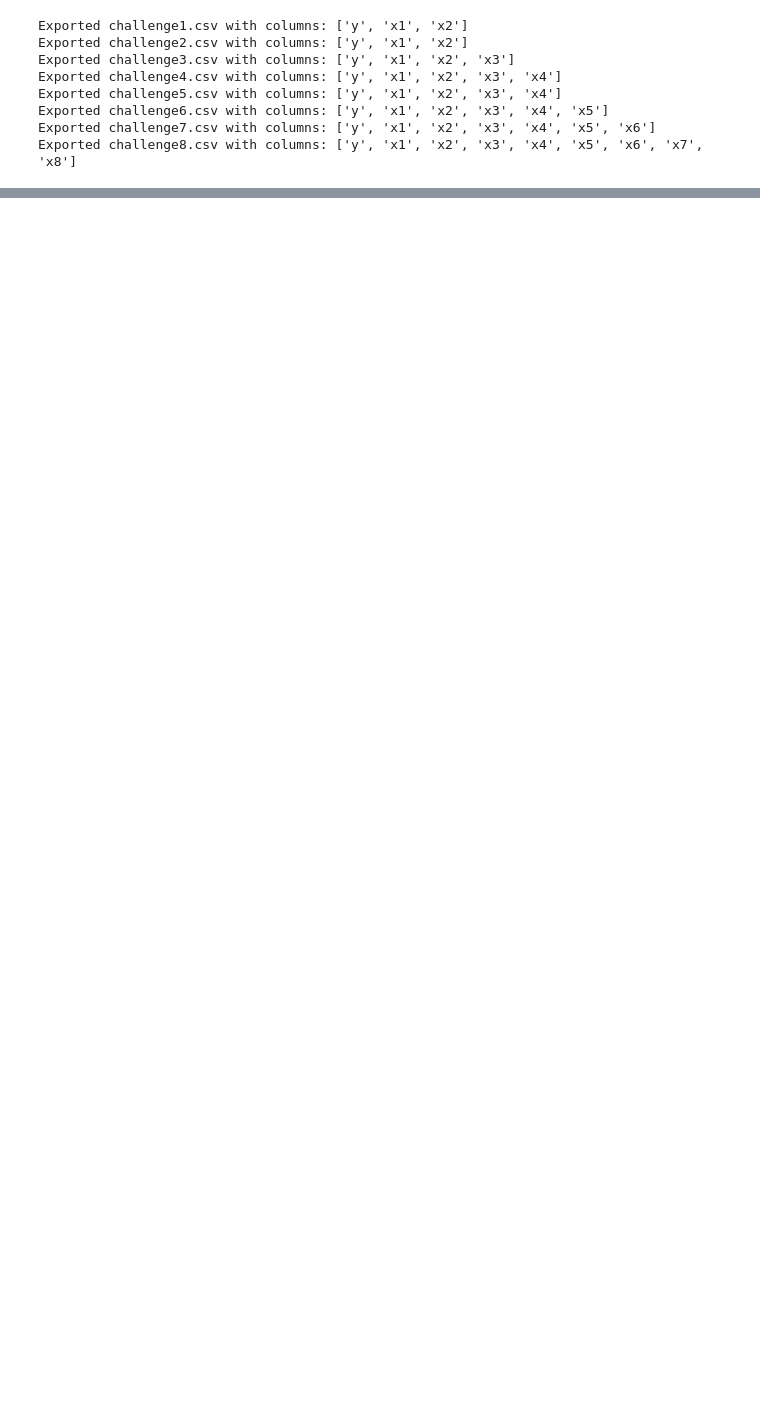
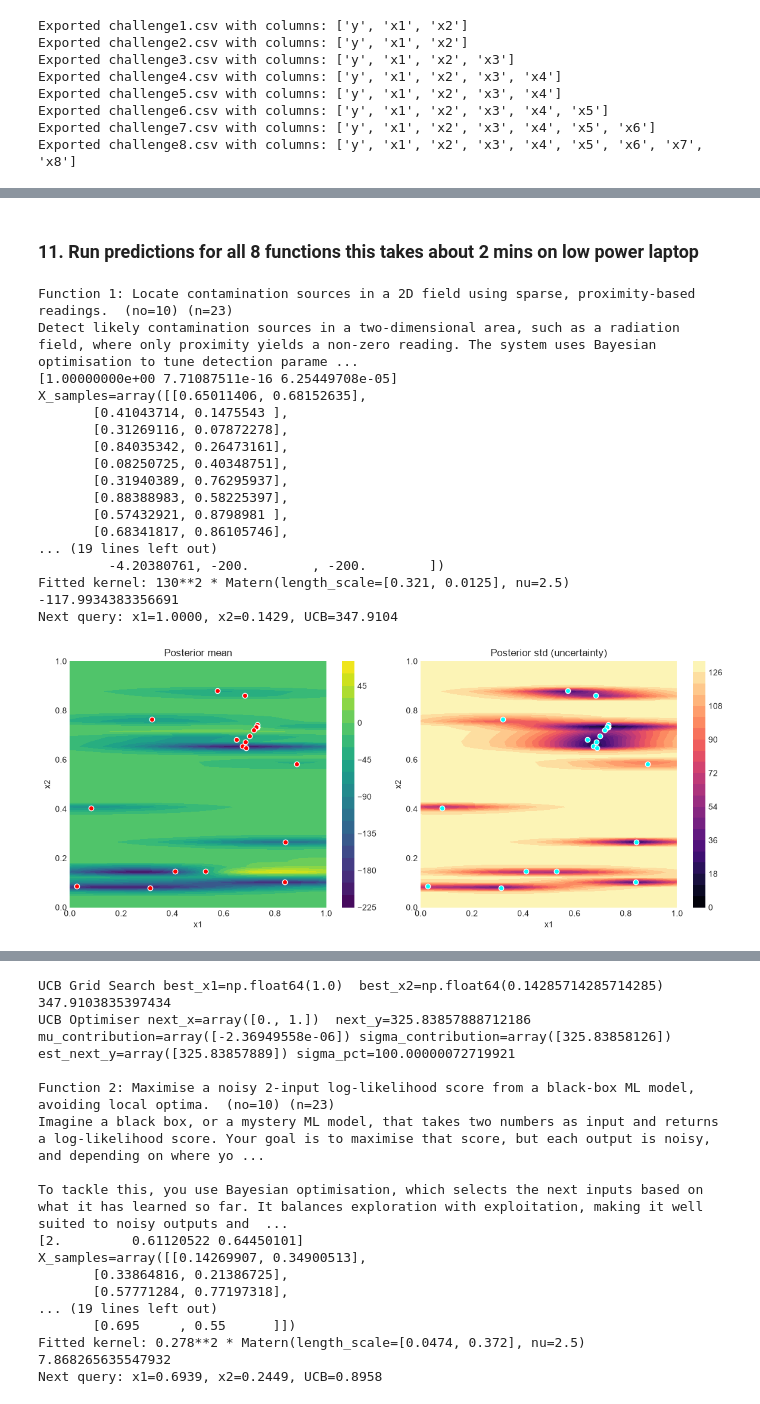
Before and after one commit to johnhammondesq/capstone_bbo, a Jupyter notebook: src/capstone.ipynb, the cells around one changed output, grey strips where cells are left out. Cells and saved outputs as stored; diff of their text form; code cells hidden in the pictures; blank space fills up the shorter version.

```diff
--- a/src/capstone.ipynb
+++ b/src/capstone.ipynb
@@ -238,5 +244,5 @@ print (data[1])
 # %%
-# load additional readings
+# load additional readings week 13
 inputs_week13 = [
 [0.02725 , 0.086909],
 [0.961968, 0.      ],
@@ -261,7 +267,7 @@ outputs_week13 = np.array(
 )
 for i, row in enumerate(inputs_week13):
     data[i+1]['inputs'] = np.vstack([data[i+1]['inputs'], row] )
-    data[i+1]['info']['element_count'] = data[i+1]['info']['element_count'] + 1
+    data[i+1]['info']['reading_count'] = data[i+1]['info']['reading_count'] + 1
 for i, col in enumerate(outputs_week13):
     data[i+1]['outputs'] = np.append(data[i+1]['outputs'], col )
 
@@ -285,5 +275,5 @@ print (data[1])
 # %%
-# load additional readings
+# load additional readings week 14
 inputs_week14 = [
 
 [0.839255, 0.104077],
@@ -307,7 +297,7 @@ outputs_week14 = np.array(
 )
 for i, row in enumerate(inputs_week14):
     data[i+1]['inputs'] = np.vstack([data[i+1]['inputs'], row] )
-    data[i+1]['info']['element_count'] = data[i+1]['info']['element_count'] + 1
+    data[i+1]['info']['reading_count'] = data[i+1]['info']['reading_count'] + 1
 for i, col in enumerate(outputs_week14):
     data[i+1]['outputs'] = np.append(data[i+1]['outputs'], col )
 
@@ -332,0 +631,9 @@ print (data[1])
+# %%
+# initialise variables
+next_submission = np.zeros(shape=(9,8))
+submission_results = {
+    i: {"prediction": 0.0, "sigma_percentage": 0.0}
+    for i in range(9)
+}
+length_scales = np.zeros(shape=(9,8))
+dashboard = np.full((9, 3), -np.inf)
@@ -396,7 +727,7 @@ max_function_params  [0.98594539 0.97397979 0.9988855  0.90298577 1.         0.9
 # Vectorise the functions and results
 # ---------------------------------------------------------
 for challenge_function_idx in range(1, 9):
-    reading_cnt = data[challenge_function_idx]['info']['element_count']
+    reading_cnt = data[challenge_function_idx]['info']['reading_count']
     data[challenge_function_idx]["Y"] = np.zeros(shape=(reading_cnt))
     print(f"\nFunction {challenge_function_idx}: {data[challenge_function_idx]['info']['summary']} "
           f"(n={reading_cnt})")
@@ -413,3 +744,19 @@ for challenge_function_idx in range(1, 9):
         data[challenge_function_idx]["Y"][reading_idx] = function_output
     print ( "X_samples = np.array(",data[challenge_function_idx]["X"], ")" )
     print ( "y_samples = np.array(",data[challenge_function_idx]["Y"], ")" )
+
+    y_samples = data[challenge_function_idx]['Y']
+    X_samples = data[challenge_function_idx]['X']
+
+    for i in range(X_samples.shape[1]):
+        xi = X_samples[:, i]
+
+        corr = np.corrcoef(xi, y_samples)[0, 1]
+        sig = "YES" if abs(corr) >= 0.6 else ""
+        print(f"Correlation between x{i+1} and y: {corr} {sig}")
+        for j in range(i + 1, X_samples.shape[1]):
+            xj = X_samples[:, j]
+
+            corr = np.corrcoef(xi, xj)[0, 1]
+            sig = "YES" if abs(corr) >= 0.6 else ""
+            print(f"Correlation between x{i+1} and x{j+1}: {corr} {sig}")
@@ -781,0 +1156,27 @@ EI Optimiser next_x=array([0.4821702, 1.       ])  next_y=66.03490342268594
+# %% [markdown]
+### 11. Run predictions for all 8 functions this takes about 2 mins on low power laptop
+# %%
+for challenge_function_idx in range(1, 3):
+    predict_with_graph(challenge_function_idx)
+
+for challenge_function_idx in range(3, 9):
+    predict_without_graph(challenge_function_idx)
+# %% [output]
+Function 1: Locate contamination sources in a 2D field using sparse, proximity-based readings.  (no=10) (n=23)
+Detect likely contamination sources in a two-dimensional area, such as a radiation field, where only proximity yields a non-zero reading. The system uses Bayesian optimisation to tune detection parame ...
+[1.00000000e+00 7.71087511e-16 6.25449708e-05]
+X_samples=array([[0.65011406, 0.68152635],
+       [0.41043714, 0.1475543 ],
+       [0.31269116, 0.07872278],
+       [0.84035342, 0.26473161],
+       [0.08250725, 0.40348751],
+       [0.31940389, 0.76295937],
+       [0.88388983, 0.58225397],
+       [0.57432921, 0.8798981 ],
+       [0.68341817, 0.86105746],
+... (19 lines left out)
+         -4.20380761, -200.        , -200.        ])
+Fitted kernel: 130**2 * Matern(length_scale=[0.321, 0.0125], nu=2.5)
+-117.9934383356691
+Next query: x1=1.0000, x2=0.1429, UCB=347.9104
+[figure, added]
@@ -781,0 +1184,17 @@ EI Optimiser next_x=array([0.4821702, 1.       ])  next_y=66.03490342268594
+UCB Grid Search best_x1=np.float64(1.0)  best_x2=np.float64(0.14285714285714285)  347.9103835397434
+UCB Optimiser next_x=array([0., 1.])  next_y=325.83857888712186
+mu_contribution=array([-2.36949558e-06]) sigma_contribution=array([325.83858126]) est_next_y=array([325.83857889]) sigma_pct=100.00000072719921
+
+Function 2: Maximise a noisy 2-input log-likelihood score from a black-box ML model, avoiding local optima.  (no=10) (n=23)
+Imagine a black box, or a mystery ML model, that takes two numbers as input and returns a log-likelihood score. Your goal is to maximise that score, but each output is noisy, and depending on where yo ...
+
+To tackle this, you use Bayesian optimisation, which selects the next inputs based on what it has learned so far. It balances exploration with exploitation, making it well suited to noisy outputs and  ...
+[2.         0.61120522 0.64450101]
+X_samples=array([[0.14269907, 0.34900513],
+       [0.33864816, 0.21386725],
+       [0.57771284, 0.77197318],
+... (19 lines left out)
+       [0.695     , 0.55      ]])
+Fitted kernel: 0.278**2 * Matern(length_scale=[0.0474, 0.372], nu=2.5)
+7.868265635547932
+Next query: x1=0.6939, x2=0.2449, UCB=0.8958
```
Also changed, not shown: parts of 33 cells of this notebook.
